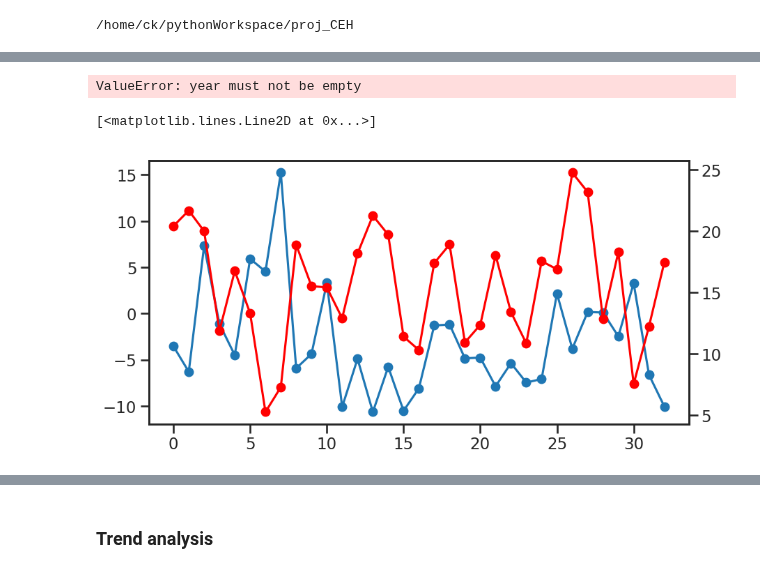
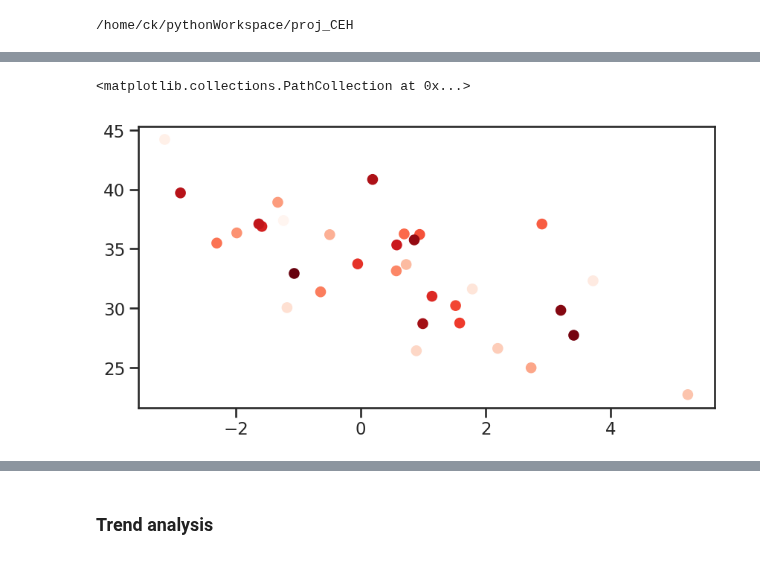
Before and after one commit to cornkle/proj_CEH, a Jupyter notebook: notebooks/HUARAZ_triangle_plots_Altiplano.ipynb, the cells around one changed output, grey strips where cells are left out. Drawn from its saved outputs; the diff is of its cells as text; code cells hidden in the pictures.

```diff
--- a/notebooks/HUARAZ_triangle_plots_Altiplano.ipynb
+++ b/notebooks/HUARAZ_triangle_plots_Altiplano.ipynb
@@ -79,8 +71,11 @@ Data variables:
+# %%
+era_valley = era['u'].mean(['latitude', 'longitude']) #salem.roi(shape=sdf)
+ets = era_valley.sel(time=((era_valley['time.month']>=12) | (era_valley['time.month']<=2))).groupby('time.year').mean('time')
 # %%
-posgrid = np.intersect1d(era_valley.time.values, da3.time.values)
+posgrid = np.intersect1d(ets.year.values, gts.year.values)
 
-gsat = da3.sel(time=posgrid)
-era_valley = era_valley.sel(time=posgrid)
+gsat = gts.sel(year=posgrid)
+ets = ets.sel(year=posgrid)
 
-posgrid = np.intersect1d(era_valley.time.values, ca.time.values)
-chirp = ca.sel(time=posgrid)
+posgrid = np.intersect1d(ets.year.values, cts.year.values)
+cts = cts.sel(year=posgrid)
@@ -107,0 +82,4 @@ Coordinates:
+# %%
+ets = ets.to_pandas()
+gts = gts.to_pandas()
+cts = cts.to_pandas()
@@ -127,23 +105,7 @@ plt.savefig('ts_giss.png', dpi=150)
-# %%
-months= [1,2,3,4,5,6,7,8,9,10,11,12]#,4,5,6,9,10,11#,4,5,6,9,10,11,(3,5), (9,11)]#, 10,5,9]#[(12,2)]#[1,2,3,4,5,6,7,8,9,10,11,12]# #,2,3,11,12]#[(12,2)]#[1,2,3,4,5,6,7,8,9,10,11,12]# #,2,3,11,12]
-m=11
-
-# ets = era_valley['u'].sel(time=(era_valley['time.month']==m))
-# gts = gsat.sel(time=(gsat['time.month']==m))
-
-ets = era_valley['u'].sel(time=((era_valley['time.month']==12) | (era_valley['time.month']<=2))).groupby('time.year').mean('time')
-gts = gsat.sel(time=((gsat['time.month']==12) | (gsat['time.month']<=2))).groupby('time.year').mean('time')
-cts = chirp.sel(time=((chirp['time.month']==12) | (chirp['time.month']<=2))).groupby('time.year').mean('time')
-dicm = {}
-dicmean = {}
-# %% [output]
-ValueError: year must not be empty
 # %%
 f=plt.figure(figsize=(10,5), dpi=100)
 ax = f.add_subplot(111)
-ax.plot(ets, marker='o')
-ax1 = ax.twinx()
-ax1.plot(gts, color='r', marker='o')
+plt.scatter(ets,gts, c=ets.index, cmap='Reds')
 # %% [output]
-[<matplotlib.lines.Line2D at 0x...>]
+<matplotlib.collections.PathCollection at 0x...>
-[figure, old version]
+[figure, new version]
```
Also changed, not shown: parts of 36 cells of this notebook, 10 other files.
